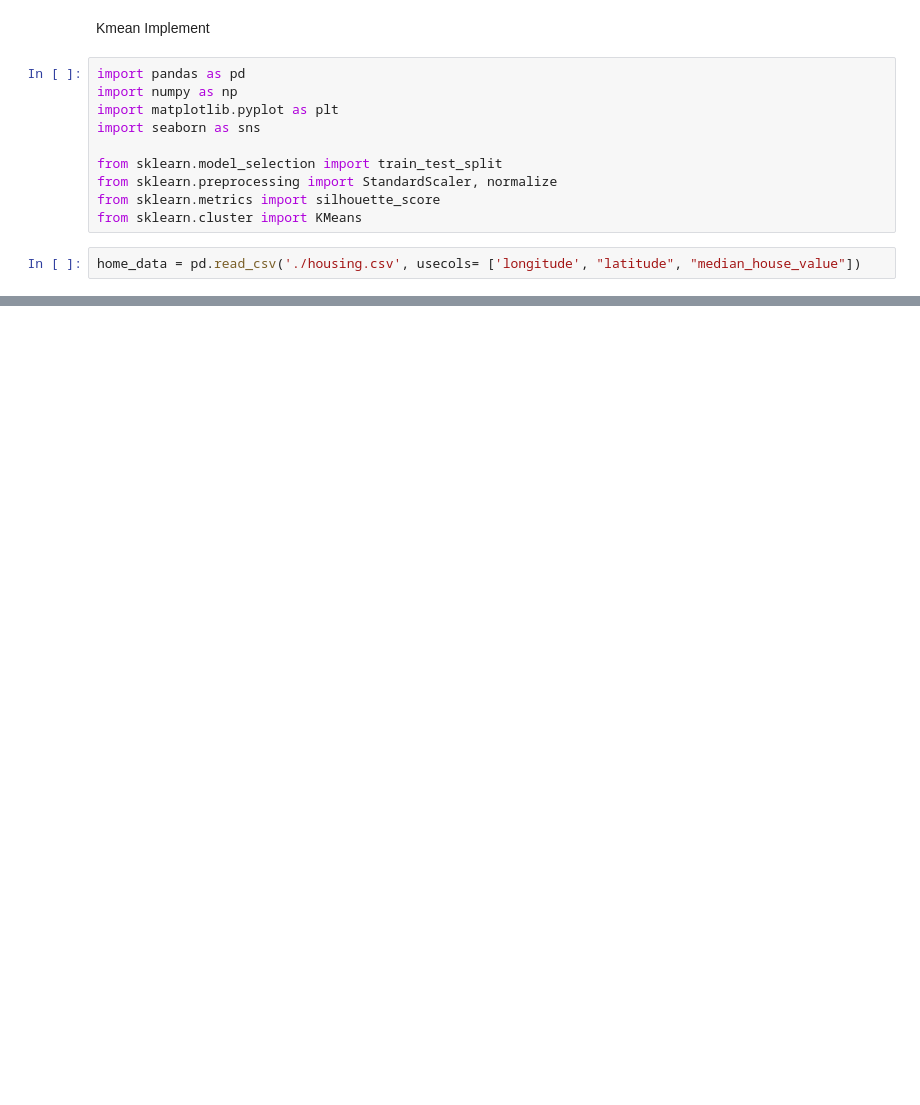
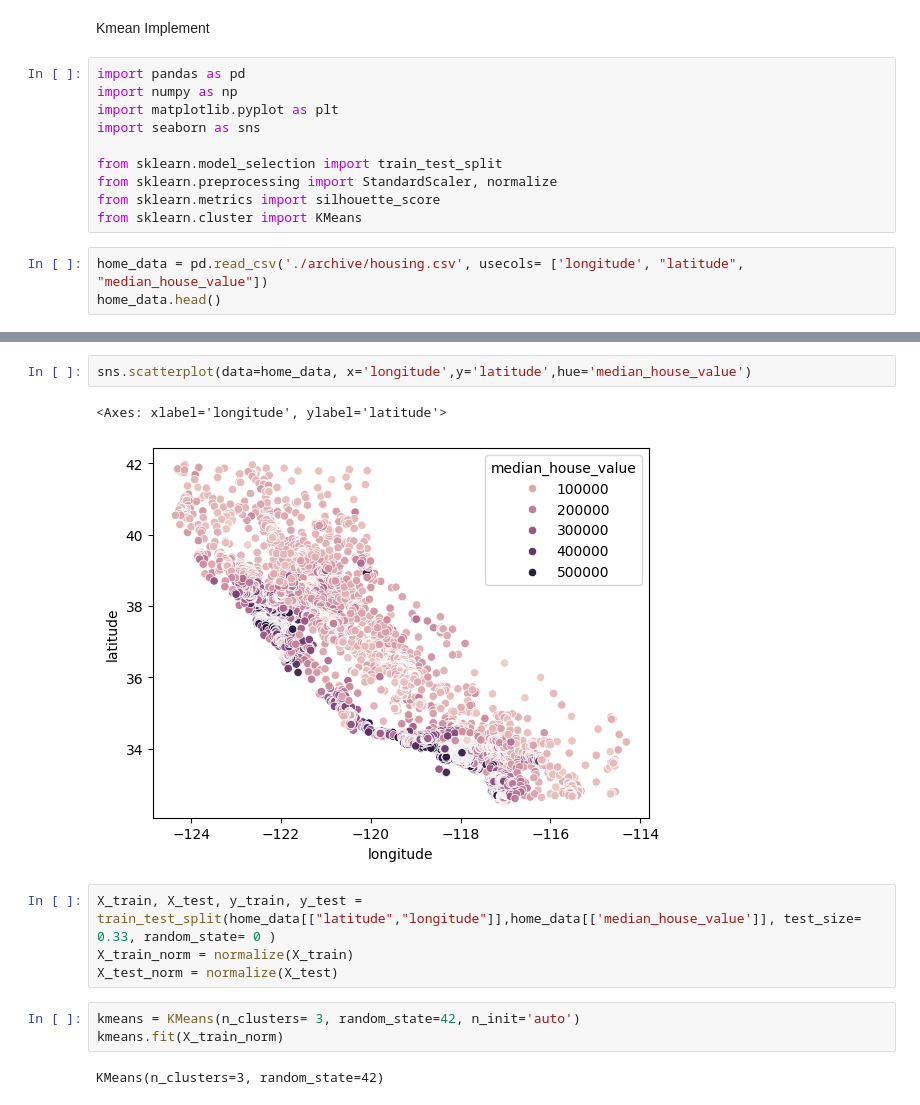
Before and after one commit to AliArabi2022/Machine_learning, a Jupyter notebook: Unsupervised_learning/Clustering.ipynb, the cells around one changed output, grey strips where cells are left out. Saved outputs shown, nothing was run; the diff lists cells and outputs as text; blank space fills up the shorter version.

Commit message:
Kmeans housing

```diff
--- a/Unsupervised_learning/Clustering.ipynb
+++ b/Unsupervised_learning/Clustering.ipynb
@@ -11,5 +11,6 @@ from sklearn.preprocessing import StandardScaler, normalize
 from sklearn.metrics import silhouette_score
 from sklearn.cluster import KMeans
 # %%
-home_data = pd.read_csv('./housing.csv', usecols= ['longitude', "latitude", "median_house_value"])
+home_data = pd.read_csv('./archive/housing.csv', usecols= ['longitude', "latitude", "median_house_value"])
+home_data.head()
 # %% [output]
@@ -16,0 +23,14 @@ FileNotFoundError: [Errno 2] No such file or directory: './housing.csv'
+# %%
+sns.scatterplot(data=home_data, x='longitude',y='latitude',hue='median_house_value')
+# %% [output]
+<Axes: xlabel='longitude', ylabel='latitude'>
+[figure, added]
+# %%
+X_train, X_test, y_train, y_test = train_test_split(home_data[["latitude","longitude"]],home_data[['median_house_value']], test_size= 0.33, random_state= 0 )
+X_train_norm = normalize(X_train)
+X_test_norm = normalize(X_test)
+# %%
+kmeans = KMeans(n_clusters= 3, random_state=42, n_init='auto')
+kmeans.fit(X_train_norm)
+# %% [output]
+KMeans(n_clusters=3, random_state=42)
```
Also changed, not shown: parts of 8 cells of this notebook.
